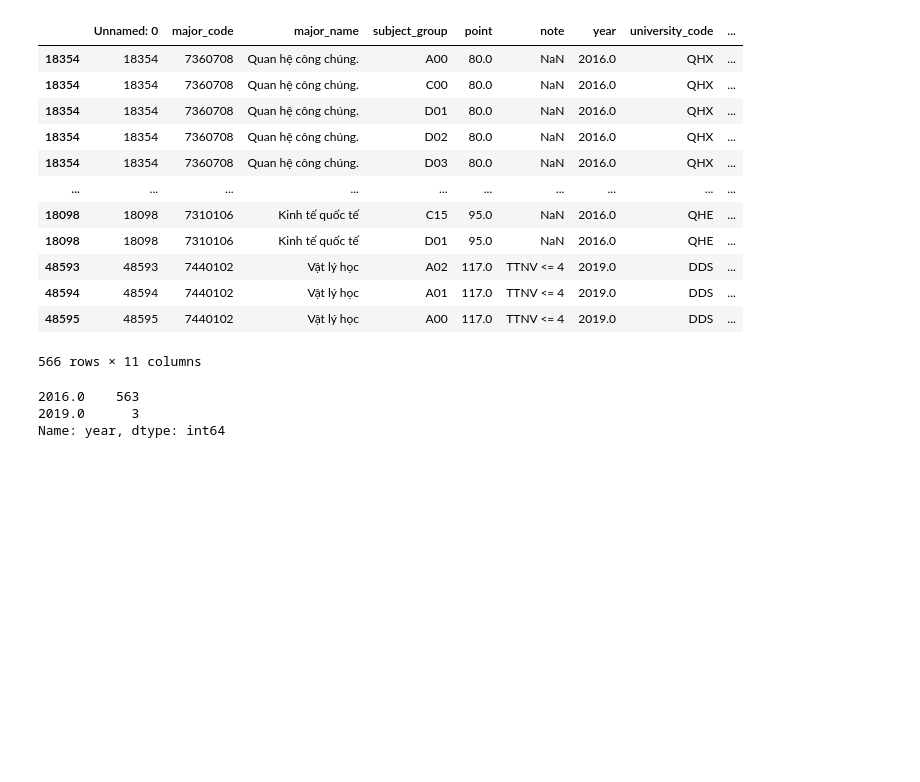
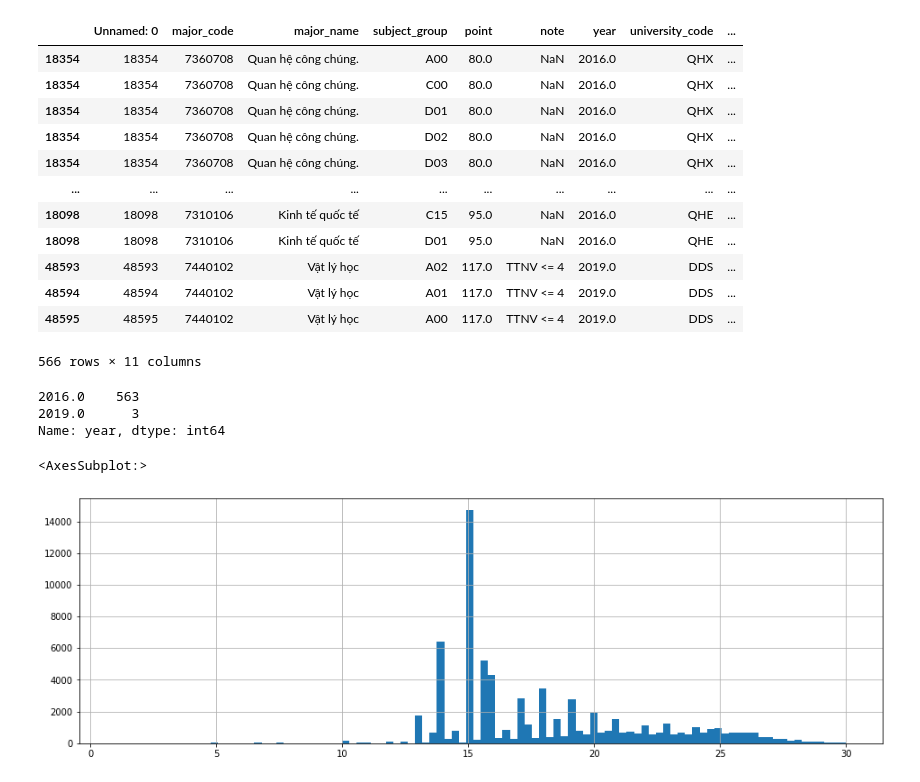
Before and after one commit to mdnam2410/dv-final, a Jupyter notebook: Merge_final_data.ipynb, the cells around one changed output. Drawn from its saved outputs; the diff is of its cells as text; code cells hidden in the pictures; blank space fills up the shorter version.

Commit message:
Update get only <30 point

```diff
--- a/Merge_final_data.ipynb
+++ b/Merge_final_data.ipynb
@@ -205,6 +205,12 @@ final_df[final_df['point'] > 40]['year'].value_counts()
 2019.0      3
 Name: year, dtype: int64
 # %%
-final_df = final_df[final_df['point'] <= 40]
+final_df = final_df[final_df['point'] < 30]
+# %%
+plt.figure(figsize=(16,5))
+final_df['point'].hist(bins=100)
+# %% [output]
+<AxesSubplot:>
+[figure, added]
 # %%
 final_df.to_csv('data/final-data.csv')
```
Also changed, not shown: 1 other file.
